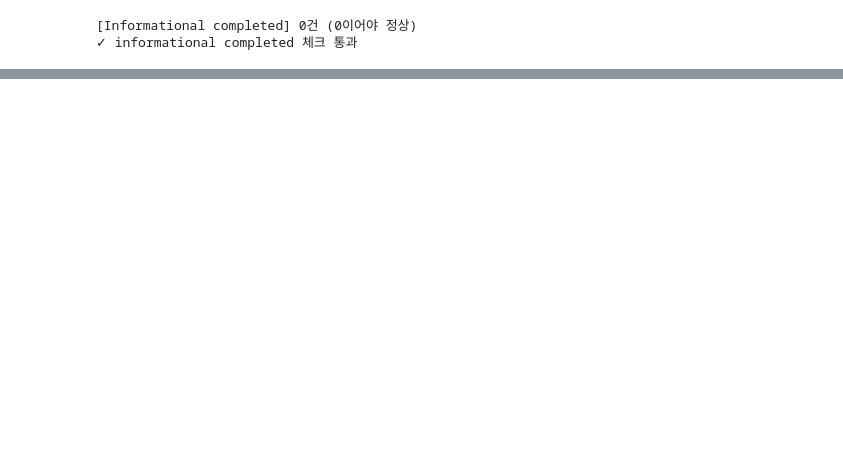
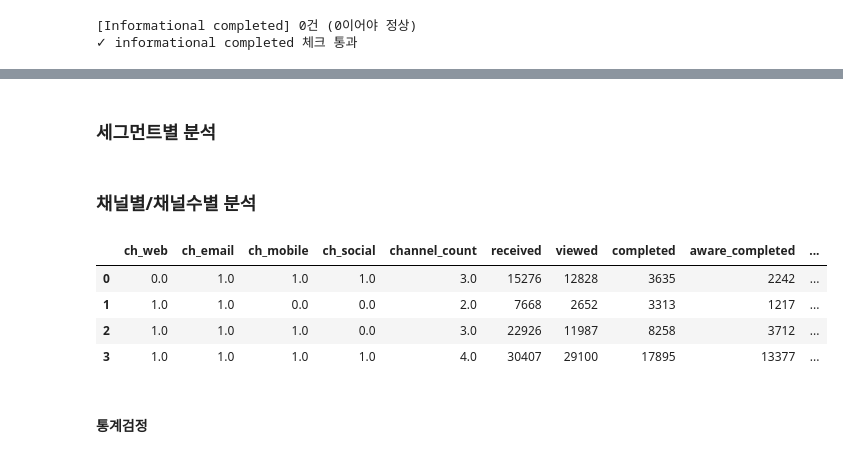
Before and after one commit to rladbstj56/practice_project, a Jupyter notebook: Myun_EDA/03_analysis_final.ipynb, the cells around one changed output, grey strips where cells are left out. Drawn from its saved outputs; the diff is of its cells as text; code cells hidden in the pictures; blank space fills up the shorter version.

Commit message:
채널별, 채널수별 순서대로 가설검정 진행중

```diff
--- a/Myun_EDA/03_analysis_final.ipynb
+++ b/Myun_EDA/03_analysis_final.ipynb
@@ -520,0 +501,21 @@ example_df = (
+# %%
+# 5대 지표 생성 함수
+def funnel_metrics(df, group_col: str = "offer_type"):
+    return (
+        df.groupby(group_col)
+        .agg(
+            received            = ("instance_id",                  "count"),
+            viewed              = ("is_viewed",                    "sum"),
+            completed           = ("is_completed",                 "sum"),
+            aware_completed     = ("completed_with_prior_view",    "sum"),
+            non_aware_completed = ("completed_without_prior_view", "sum"),
+        )
+        .assign(
+            view_rate     = lambda d: d["viewed"]              / d["received"],
+            complete_rate = lambda d: d["completed"]           / d["received"],
+            view_cvr      = lambda d: d["aware_completed"]     / d["viewed"],
+            eff_cvr       = lambda d: d["aware_completed"]     / d["completed"],
+            no_eff_cvr    = lambda d: d["non_aware_completed"] / d["completed"],
+        )
+        .reset_index()
+    )
@@ -520,0 +527,4 @@ example_df = (
+# %% [markdown]
+### 세그먼트별 분석
+# %% [markdown]
+### 채널별/채널수별 분석
@@ -520,0 +533,11 @@ example_df = (
+# %%
+analysis_df = funnel_metrics(funnel, ['ch_web', 'ch_email', 'ch_mobile', 'ch_social', 'channel_count'])
+analysis_df
+# %% [output]
+|  | ch_web | ch_email | ch_mobile | ch_social | channel_count | received | viewed | completed | aware_completed | ... |
+| 0 | 0.0 | 1.0 | 1.0 | 1.0 | 3.0 | 15276 | 12828 | 3635 | 2242 | ... |
+| 1 | 1.0 | 1.0 | 0.0 | 0.0 | 2.0 | 7668 | 2652 | 3313 | 1217 | ... |
+| 2 | 1.0 | 1.0 | 1.0 | 0.0 | 3.0 | 22926 | 11987 | 8258 | 3712 | ... |
+| 3 | 1.0 | 1.0 | 1.0 | 1.0 | 4.0 | 30407 | 29100 | 17895 | 13377 | ... |
+# %% [markdown]
+#### 통계검정
```
Also changed, not shown: parts of 32 cells of this notebook, 1 other file.
